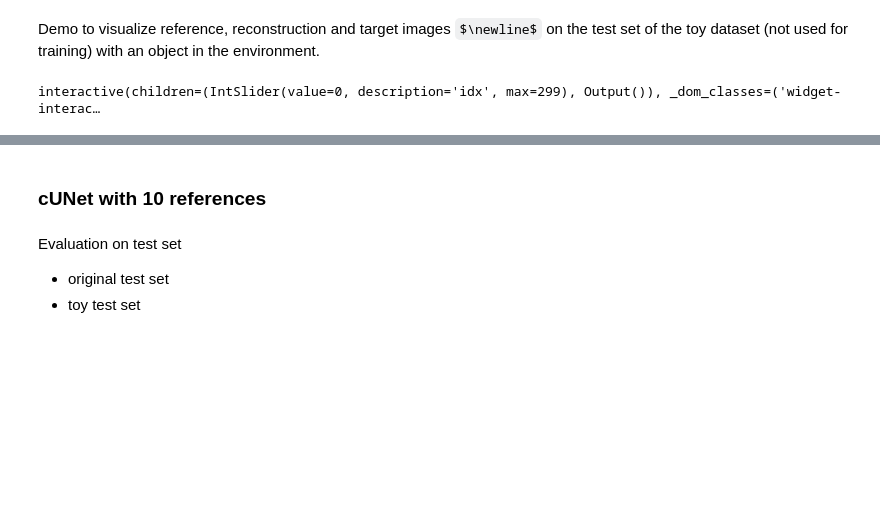
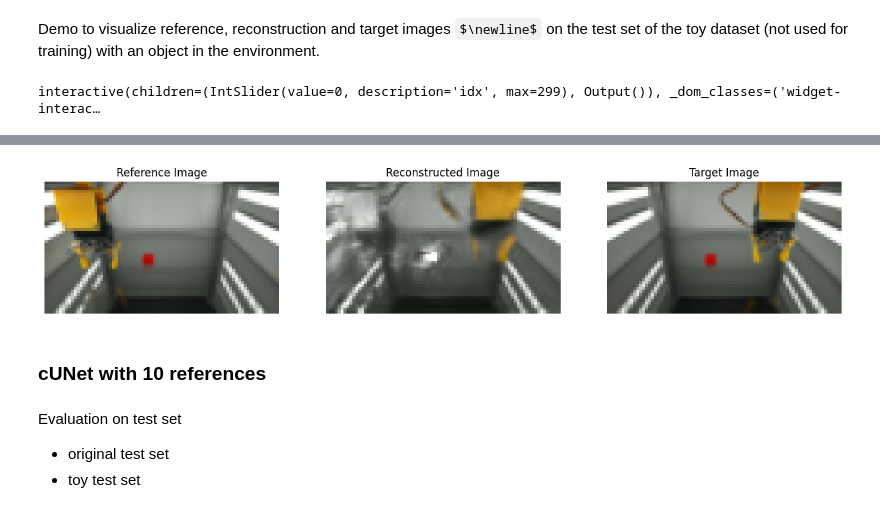
Before and after one commit to GiacomoBillo/cloudgripper-visual-autoencoder, a Jupyter notebook: visual_autoencoder/demo.ipynb, the cells around one changed output, grey strips where cells are left out. Drawn from its saved outputs; the diff is of its cells as text; code cells hidden in the pictures; some formulas as TeX source; blank space fills up the shorter version.

```diff
--- a/visual_autoencoder/demo.ipynb
+++ b/visual_autoencoder/demo.ipynb
@@ -512,0 +620,3 @@ Robot configuration x=0.694, y=0.968, z=0.072, r=0.550, g=0.667
+# %%
+show_sample_reference_vs_reconstruction_vs_target(ref_toy_test_dataset, unet_1ref_trainer, idx=8)
+# %% [output]
@@ -513,3 +627,4 @@ Robot configuration x=0.694, y=0.968, z=0.072, r=0.550, g=0.667
+[figure, added]
 # %% [markdown]
 ### cUNet with 10 references
 # %%
```
Also changed, not shown: parts of 27 cells of this notebook, 1 other file.
